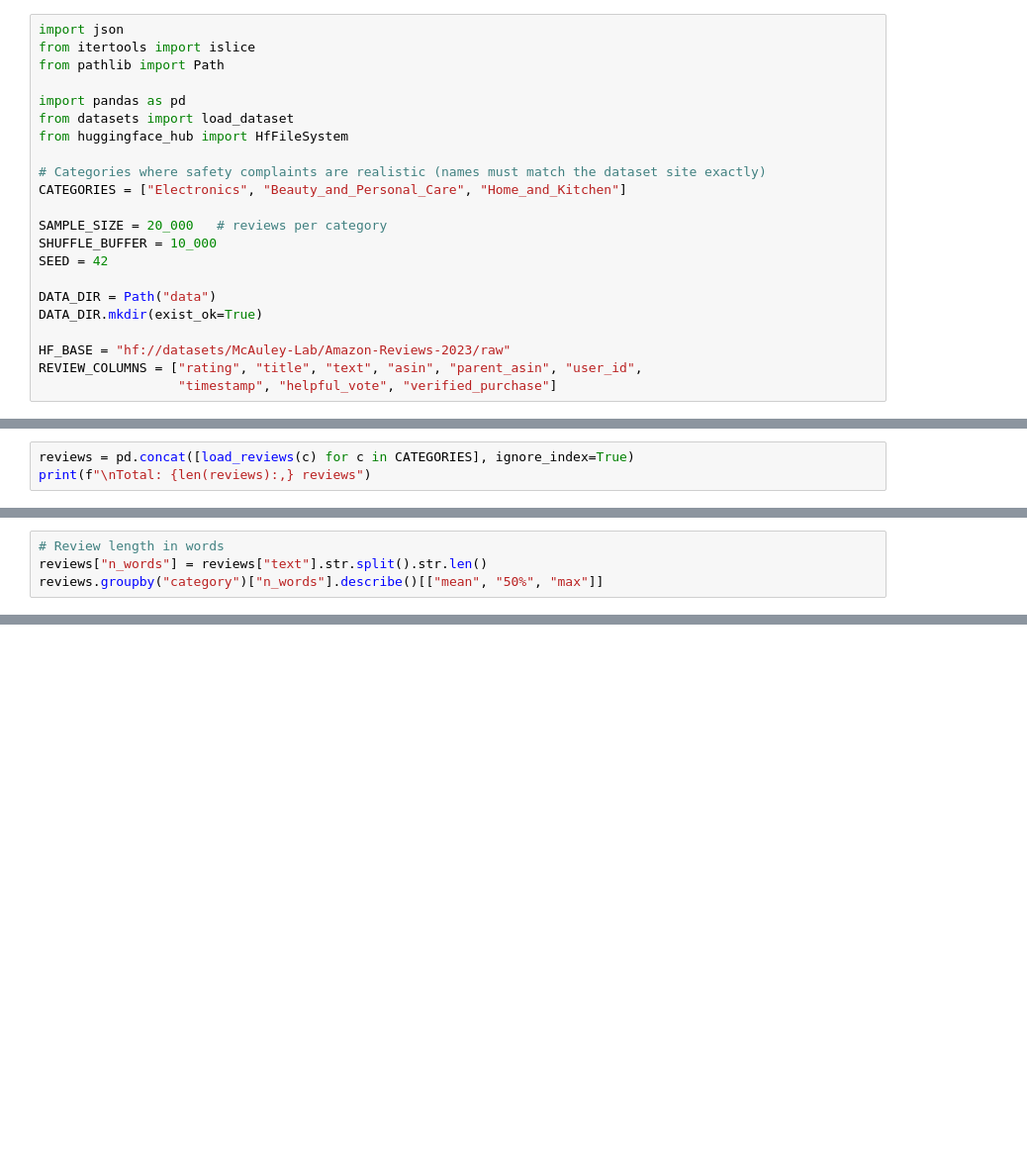
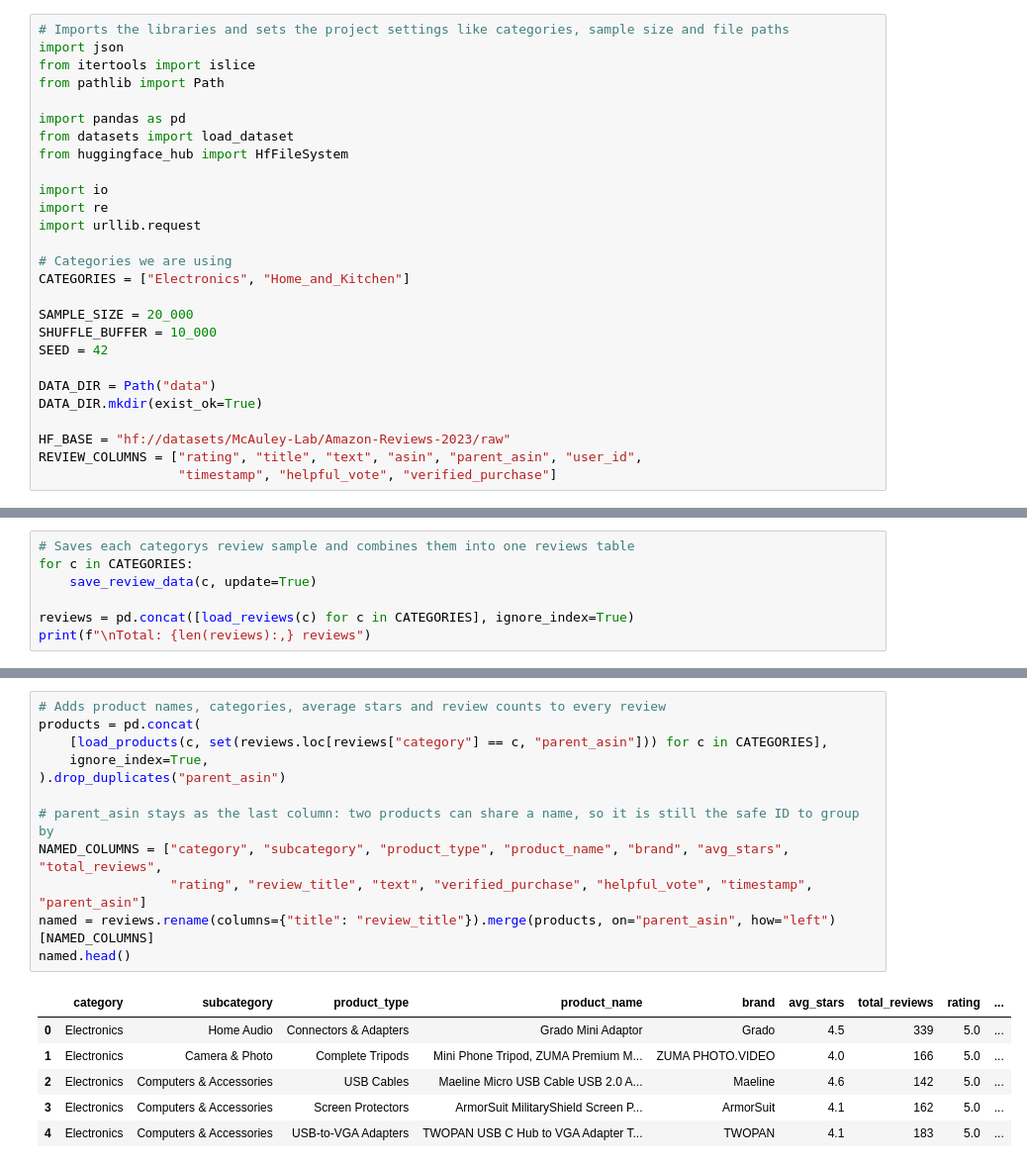
Before and after one commit to Drew-A-Hill/lost-in-summary, a Jupyter notebook: final_project.ipynb, the cells around one changed output, grey strips where cells are left out. Shown at 99% size. Saved outputs shown, nothing was run; the diff lists cells and outputs as text; blank space fills up the shorter version.

Commit message:
cleaned data

```diff
--- a/final_project.ipynb
+++ b/final_project.ipynb
@@ -14,4 +1,5 @@ the first time; re-running loads the saved file instead.
 # %%
+# Imports the libraries and sets the project settings like categories, sample size and file paths
 import json
 from itertools import islice
 from pathlib import Path
@@ -20,10 +8,14 @@ import pandas as pd
 from datasets import load_dataset
 from huggingface_hub import HfFileSystem
 
-# Categories where safety complaints are realistic (names must match the dataset site exactly)
-CATEGORIES = ["Electronics", "Beauty_and_Personal_Care", "Home_and_Kitchen"]
+import io
+import re
+import urllib.request
 
-SAMPLE_SIZE = 20_000   # reviews per category
+# Categories we are using
+CATEGORIES = ["Electronics", "Home_and_Kitchen"]
+
+SAMPLE_SIZE = 20_000
 SHUFFLE_BUFFER = 10_000
 SEED = 42
 
@@ -73,3 +73,7 @@ def load_reviews(category, n=SAMPLE_SIZE):
 # %%
+# Saves each categorys review sample and combines them into one reviews table
+for c in CATEGORIES:
+    save_review_data(c, update=True)
+
 reviews = pd.concat([load_reviews(c) for c in CATEGORIES], ignore_index=True)
 print(f"\nTotal: {len(reviews):,} reviews")
@@ -87,4 +122,0 @@ per_product.groupby("category").describe()[["count", "mean", "max"]]
-# %%
-# Review length in words
-reviews["n_words"] = reviews["text"].str.split().str.len()
-reviews.groupby("category")["n_words"].describe()[["mean", "50%", "max"]]
@@ -124,0 +184,19 @@ mitigation prompts. Long LLM runs on the Mac need a load slot first.
+# %%
+# Adds product names, categories, average stars and review counts to every review
+products = pd.concat(
+    [load_products(c, set(reviews.loc[reviews["category"] == c, "parent_asin"])) for c in CATEGORIES],
+    ignore_index=True,
+).drop_duplicates("parent_asin")
+
+# parent_asin stays as the last column: two products can share a name, so it is still the safe ID to group by
+NAMED_COLUMNS = ["category", "subcategory", "product_type", "product_name", "brand", "avg_stars", "total_reviews",
+                 "rating", "review_title", "text", "verified_purchase", "helpful_vote", "timestamp", "parent_asin"]
+named = reviews.rename(columns={"title": "review_title"}).merge(products, on="parent_asin", how="left")[NAMED_COLUMNS]
+named.head()
+# %% [output]
+|  | category | subcategory | product_type | product_name | brand | avg_stars | total_reviews | rating | ... |
+| 0 | Electronics | Home Audio | Connectors & Adapters | Grado Mini Adaptor | Grado | 4.5 | 339 | 5.0 | ... |
+| 1 | Electronics | Camera & Photo | Complete Tripods | Mini Phone Tripod, ZUMA Premium M... | ZUMA PHOTO.VIDEO | 4.0 | 166 | 5.0 | ... |
+| 2 | Electronics | Computers & Accessories | USB Cables | Maeline Micro USB Cable USB 2.0 A... | Maeline | 4.6 | 142 | 5.0 | ... |
+| 3 | Electronics | Computers & Accessories | Screen Protectors | ArmorSuit MilitaryShield Screen P... | ArmorSuit | 4.1 | 162 | 5.0 | ... |
+| 4 | Electronics | Computers & Accessories | USB-to-VGA Adapters | TWOPAN USB C Hub to VGA Adapter T... | TWOPAN | 4.1 | 183 | 5.0 | ... |
```
Also changed, not shown: parts of 23 cells of this notebook.
